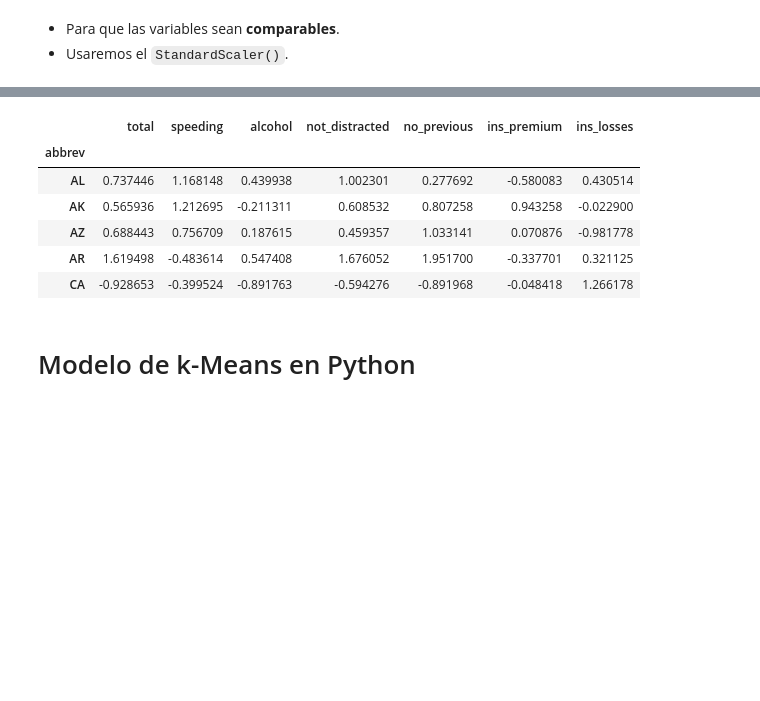
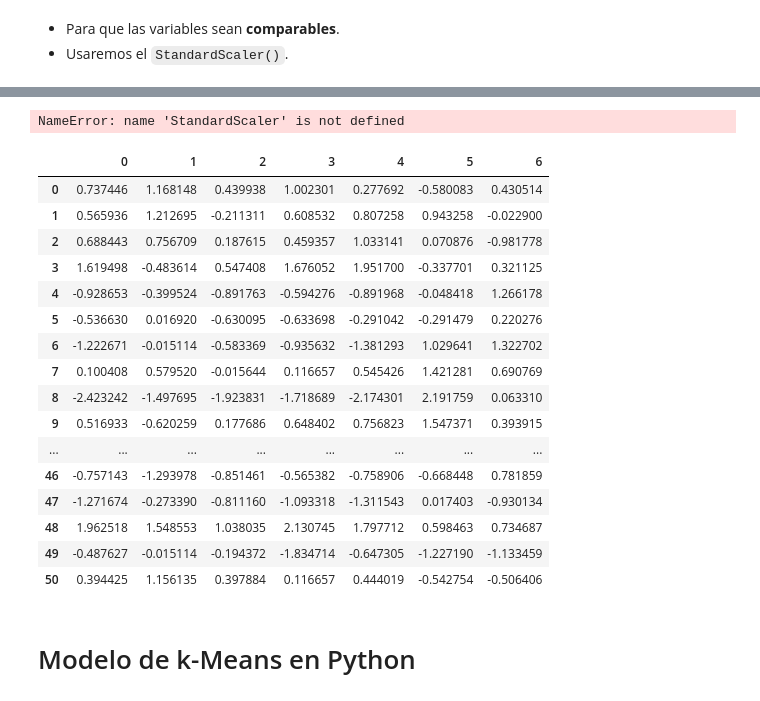
Before and after one commit to apoboldon/machine-learning-program, a Jupyter notebook: #10. Componentes Principales (PCA)/10session.ipynb, the cells around one changed output, grey strips where cells are left out. Cells and saved outputs as stored; diff of their text form; code cells hidden in the pictures; blank space fills up the shorter version.

```diff
--- a/#10. Componentes Principales (PCA)/10session.ipynb
+++ b/#10. Componentes Principales (PCA)/10session.ipynb
@@ -39,3 +112,7 @@ df.sample(10)
+# %%
+scaler = StandardScaler()
+# %% [output]
+NameError: name 'StandardScaler' is not defined
 # %%
 from sklearn.preprocessing import StandardScaler
 # %%
@@ -43,4 +120,2 @@ scaler = StandardScaler()
-# %%
-datos_normalizados = scaler.fit_transform(df)
 # %%
 import pandas as pd
@@ -49,13 +122,23 @@ dfnorm = pd.DataFrame(datos_normalizados, columns=df.columns, index=df.index)
-# %%
-dfnorm.head()
-# %% [output]
-|  | total | speeding | alcohol | not_distracted | no_previous | ins_premium | ins_losses |
-| abbrev |  |  |  |  |  |  |  |
-| AL | 0.737446 | 1.168148 | 0.439938 | 1.002301 | 0.277692 | -0.580083 | 0.430514 |
-| AK | 0.565936 | 1.212695 | -0.211311 | 0.608532 | 0.807258 | 0.943258 | -0.022900 |
-| AZ | 0.688443 | 0.756709 | 0.187615 | 0.459357 | 1.033141 | 0.070876 | -0.981778 |
-| AR | 1.619498 | -0.483614 | 0.547408 | 1.676052 | 1.951700 | -0.337701 | 0.321125 |
-| CA | -0.928653 | -0.399524 | -0.891763 | -0.594276 | -0.891968 | -0.048418 | 1.266178 |
+# %%
+pd.DataFrame(scaler.fit_transform(X=df))
+# %% [output]
+|  | 0 | 1 | 2 | 3 | 4 | 5 | 6 |
+| 0 | 0.737446 | 1.168148 | 0.439938 | 1.002301 | 0.277692 | -0.580083 | 0.430514 |
+| 1 | 0.565936 | 1.212695 | -0.211311 | 0.608532 | 0.807258 | 0.943258 | -0.022900 |
+| 2 | 0.688443 | 0.756709 | 0.187615 | 0.459357 | 1.033141 | 0.070876 | -0.981778 |
+| 3 | 1.619498 | -0.483614 | 0.547408 | 1.676052 | 1.951700 | -0.337701 | 0.321125 |
+| 4 | -0.928653 | -0.399524 | -0.891763 | -0.594276 | -0.891968 | -0.048418 | 1.266178 |
+| 5 | -0.536630 | 0.016920 | -0.630095 | -0.633698 | -0.291042 | -0.291479 | 0.220276 |
+| 6 | -1.222671 | -0.015114 | -0.583369 | -0.935632 | -1.381293 | 1.029641 | 1.322702 |
+| 7 | 0.100408 | 0.579520 | -0.015644 | 0.116657 | 0.545426 | 1.421281 | 0.690769 |
+| 8 | -2.423242 | -1.497695 | -1.923831 | -1.718689 | -2.174301 | 2.191759 | 0.063310 |
+| 9 | 0.516933 | -0.620259 | 0.177686 | 0.648402 | 0.756823 | 1.547371 | 0.393915 |
+| ... | ... | ... | ... | ... | ... | ... | ... |
+| 46 | -0.757143 | -1.293978 | -0.851461 | -0.565382 | -0.758906 | -0.668448 | 0.781859 |
+| 47 | -1.271674 | -0.273390 | -0.811160 | -1.093318 | -1.311543 | 0.017403 | -0.930134 |
+| 48 | 1.962518 | 1.548553 | 1.038035 | 2.130745 | 1.797712 | 0.598463 | 0.734687 |
+| 49 | -0.487627 | -0.015114 | -0.194372 | -1.834714 | -0.647305 | -1.227190 | -1.133459 |
+| 50 | 0.394425 | 1.156135 | 0.397884 | 0.116657 | 0.444019 | -0.542754 | -0.506406 |
 # %% [markdown]
 # Modelo de k-Means en Python
 # %% [markdown]
```
Also changed, not shown: parts of 22 cells of this notebook, 2 other files.
